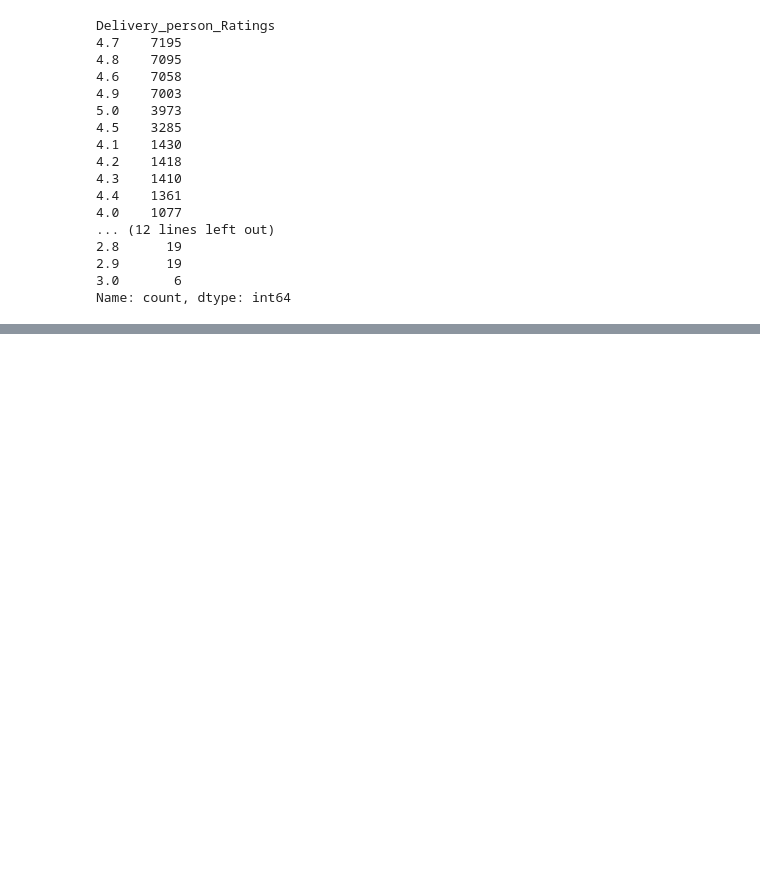
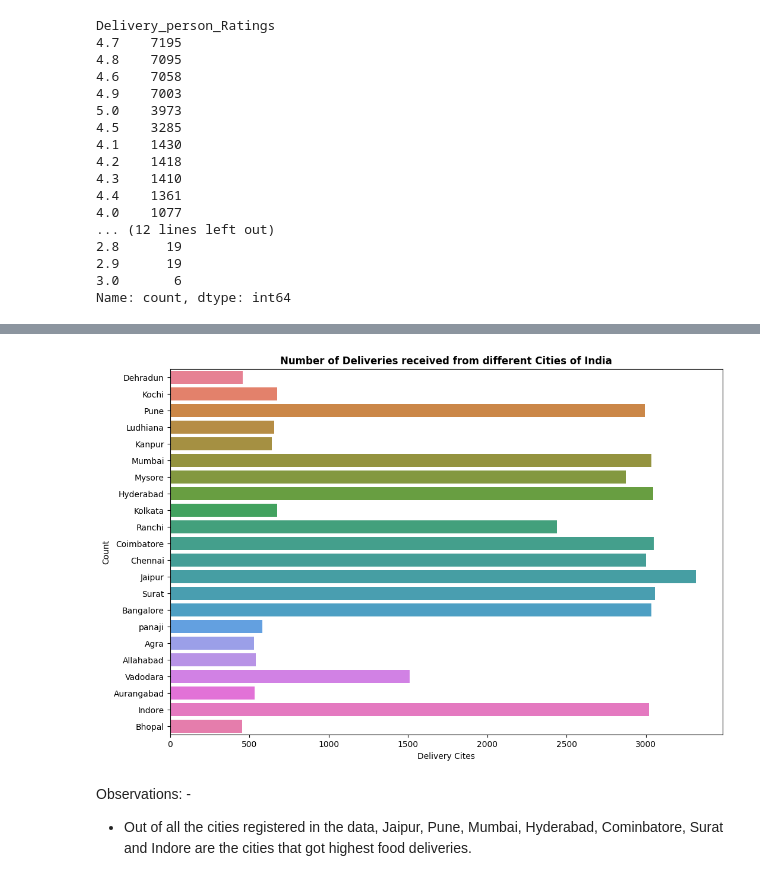
Before and after one commit to Tanwar-Aastha/ml_project, a Jupyter notebook: notebook/delivery_model.ipynb, the cells around one changed output, grey strips where cells are left out. Cells and saved outputs as stored; diff of their text form; code cells hidden in the pictures; blank space fills up the shorter version.

```diff
--- a/notebook/delivery_model.ipynb
+++ b/notebook/delivery_model.ipynb
@@ -863,0 +864,2 @@ ValueError: Mime type rendering requires nbformat>=4.2.0 but it is not installed
+# %%
+data['Restaurant_latitude'] = data['Restaurant_latitude'].abs()
@@ -863,0 +889,16 @@ ValueError: Mime type rendering requires nbformat>=4.2.0 but it is not installed
+# %%
+def distance(lat1, lon1, lat2, lon2):
+    # Convert latitude and longitude to radians
+    lat1, lon1, lat2, lon2 = map(math.radians, [lat1, lon1, lat2, lon2])
+
+    # Haversine formula
+    dlat = lat2 - lat1
+    dlon = lon2 - lon1
+    a = math.sin(dlat/2)**2 + math.cos(lat1) * math.cos(lat2) * math.sin(dlon/2)**2
+    c = 2 * math.atan2(math.sqrt(a), math.sqrt(1-a))
+    R = 6371.0 # Earth's radius in km
+    dist = R * c
+
+    return dist
+
+data['distance'] = data.apply(lambda row: distance(row['Restaurant_latitude'], row['Restaurant_longitude'], row['Delivery_location_latitude'], row['Delivery_location_longitude']), axis=1)
@@ -863,0 +942,3 @@ ValueError: Mime type rendering requires nbformat>=4.2.0 but it is not installed
+# %%
+# droping where restaurant_latitude and delivery_location_latitude less than 8
+data = data.drop(data[(data['Restaurant_latitude'] < 8) & (data['Delivery_location_latitude'] < 8)].index)
@@ -863,0 +1120,13 @@ ValueError: Mime type rendering requires nbformat>=4.2.0 but it is not installed
+# %%
+plt.figure(figsize=(12, 8))
+
+sns.countplot(y=data['City_name'], palette="husl")
+plt.title("Number of Deliveries received from different Cities of India", fontweight="bold")
+plt.xlabel("Delivery Cites")
+plt.ylabel("Count")
+plt.show()
+# %% [output]
+[figure, added]
+# %% [markdown]
+Observations: -
+- Out of all the cities registered in the data, Jaipur, Pune, Mumbai, Hyderabad, Cominbatore, Surat and Indore are the cities that got highest food deliveries.
```
Also changed, not shown: parts of 28 cells of this notebook, 1 other file.
